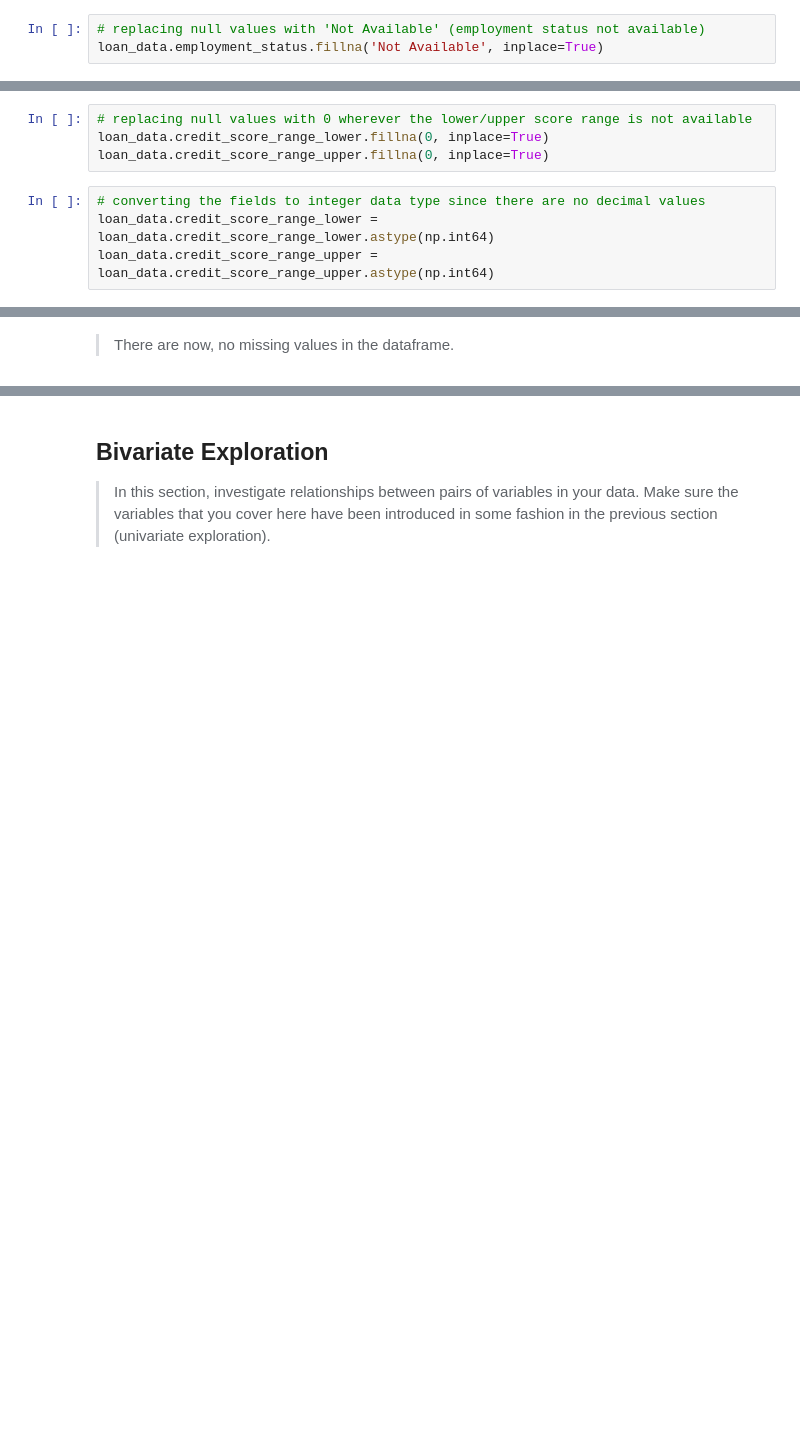
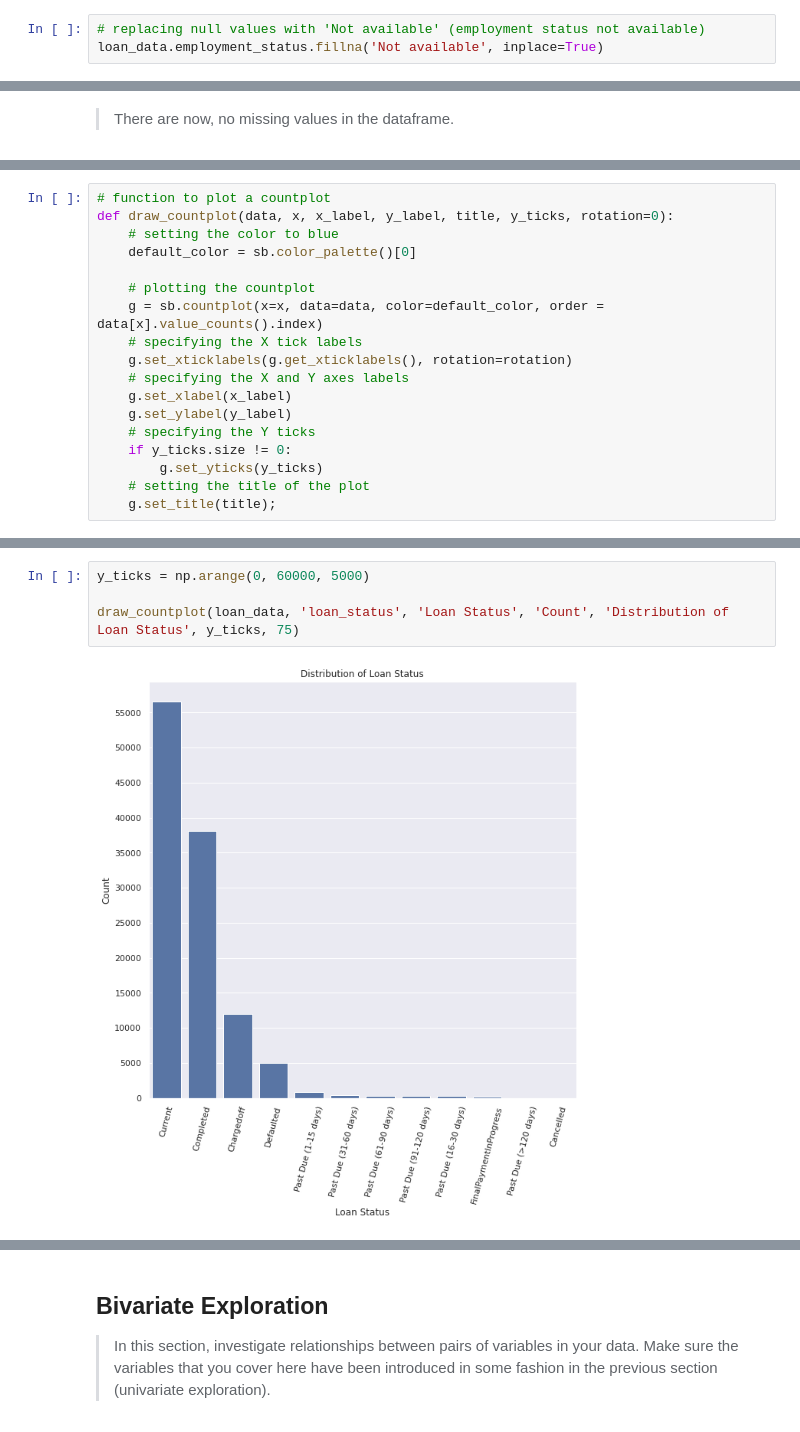
Before and after one commit to jyothirupa/loan-data-visualization, a Jupyter notebook: exploratory_analysis.ipynb, the cells around one changed output, grey strips where cells are left out. Drawn from its saved outputs; the diff is of its cells as text; blank space fills up the shorter version.

```diff
--- a/exploratory_analysis.ipynb
+++ b/exploratory_analysis.ipynb
@@ -213,8 +144,8 @@ loan_data.employment_status.unique()
 array(['Self-employed', 'Employed', 'Not available', 'Full-time', 'Other',
        nan, 'Not employed', 'Part-time', 'Retired'], dtype=object)
 # %%
-# replacing null values with 'Not Available' (employment status not available)
-loan_data.employment_status.fillna('Not Available', inplace=True)
+# replacing null values with 'Not available' (employment status not available)
+loan_data.employment_status.fillna('Not available', inplace=True)
 # %%
 # converting employment status to category data type
 loan_data.employment_status = loan_data.employment_status.astype('category')
@@ -237,9 +152 @@ array([659., 699., 499., 819., 759., 719., 839., 779., 679., 639., 739.,
-# %%
-# replacing null values with 0 wherever the lower/upper score range is not available
-loan_data.credit_score_range_lower.fillna(0, inplace=True)
-loan_data.credit_score_range_upper.fillna(0, inplace=True)
-# %%
-# converting the fields to integer data type since there are no decimal values
-loan_data.credit_score_range_lower = loan_data.credit_score_range_lower.astype(np.int64)
-loan_data.credit_score_range_upper = loan_data.credit_score_range_upper.astype(np.int64)
 # %% [markdown]
@@ -345,0 +271,18 @@ you plan on investigating next.
+# %%
+# function to plot a countplot
+def draw_countplot(data, x, x_label, y_label, title, y_ticks, rotation=0):
+    # setting the color to blue
+    default_color = sb.color_palette()[0]
+
+    # plotting the countplot
+    g = sb.countplot(x=x, data=data, color=default_color, order = data[x].value_counts().index)
+    # specifying the X tick labels
+    g.set_xticklabels(g.get_xticklabels(), rotation=rotation)
+    # specifying the X and Y axes labels
+    g.set_xlabel(x_label)
+    g.set_ylabel(y_label)
+    # specifying the Y ticks
+    if y_ticks.size != 0:
+        g.set_yticks(y_ticks)
+    # setting the title of the plot
+    g.set_title(title);
@@ -345,0 +293,6 @@ you plan on investigating next.
+# %%
+y_ticks = np.arange(0, 60000, 5000)
+
+draw_countplot(loan_data, 'loan_status', 'Loan Status', 'Count', 'Distribution of Loan Status', y_ticks, 75)
+# %% [output]
+[figure, added]
```
Also changed, not shown: parts of 56 cells of this notebook.
